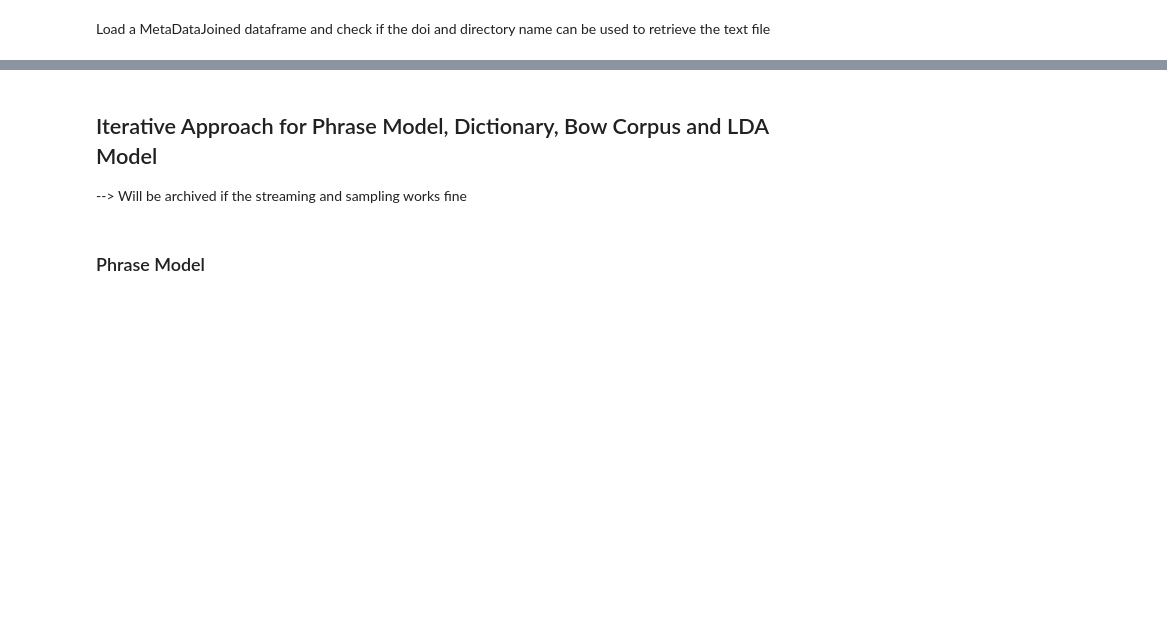
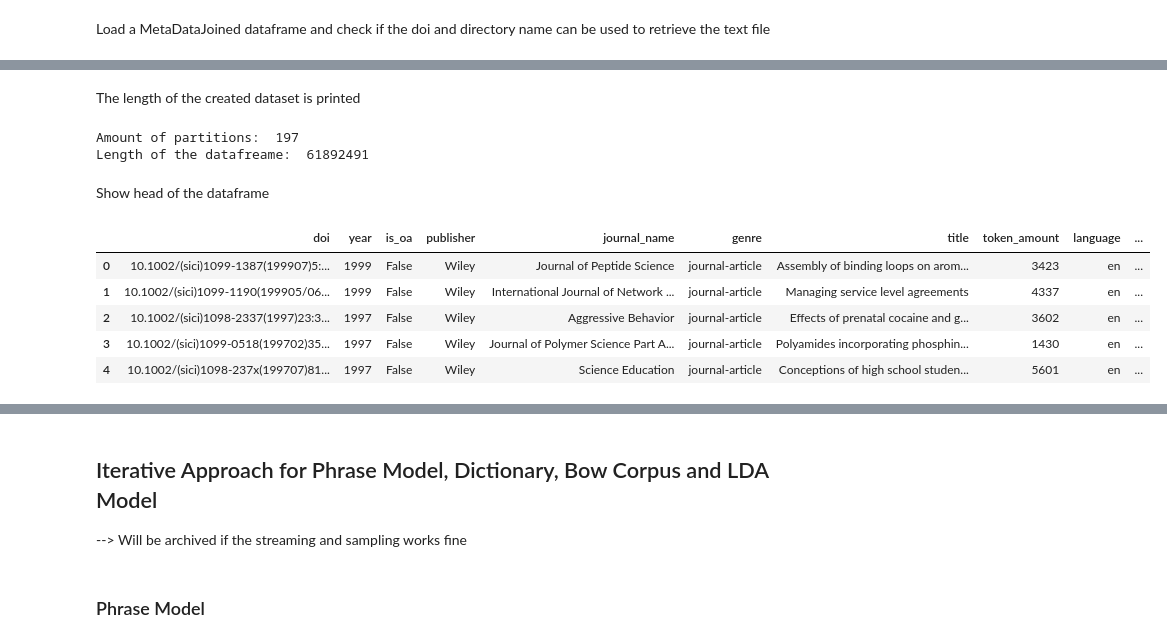
Before and after one commit to SciViewer/SciView, a Jupyter notebook: SciView.ipynb, the cells around one changed output, grey strips where cells are left out. Cells and saved outputs as stored; diff of their text form; code cells hidden in the pictures; blank space fills up the shorter version.

```diff
--- a/SciView.ipynb
+++ b/SciView.ipynb
@@ -691,0 +761,25 @@ fig.show()
+# %% [markdown]
+The length of the created dataset is printed
+# %%
+# Read the created csv file with dask
+SciViewDf=dd.read_csv(SciViewDataset_Path)
+
+# show the amount of dask partitions
+print("Amount of partitions: ", SciViewDf.npartitions)
+
+# Compute head
+print("Length of the datafreame: ",len(SciViewDf))
+# %% [output]
+Amount of partitions:  197
+Length of the datafreame:  61892491
+# %% [markdown]
+Show head of the dataframe
+# %%
+SciViewDf.head(n=5, compute=True)
+# %% [output]
+|  | doi | year | is_oa | publisher | journal_name | genre | title | token_amount | language | ... |
+| 0 | 10.1002/(sici)1099-1387(199907)5:... | 1999 | False | Wiley | Journal of Peptide Science | journal-article | Assembly of binding loops on arom... | 3423 | en | ... |
+| 1 | 10.1002/(sici)1099-1190(199905/06... | 1999 | False | Wiley | International Journal of Network ... | journal-article | Managing service level agreements | 4337 | en | ... |
+| 2 | 10.1002/(sici)1098-2337(1997)23:3... | 1997 | False | Wiley | Aggressive Behavior | journal-article | Effects of prenatal cocaine and g... | 3602 | en | ... |
+| 3 | 10.1002/(sici)1099-0518(199702)35... | 1997 | False | Wiley | Journal of Polymer Science Part A... | journal-article | Polyamides incorporating phosphin... | 1430 | en | ... |
+| 4 | 10.1002/(sici)1098-237x(199707)81... | 1997 | False | Wiley | Science Education | journal-article | Conceptions of high school studen... | 5601 | en | ... |
```
Also changed, not shown: parts of 111 cells of this notebook, 9 other files.
